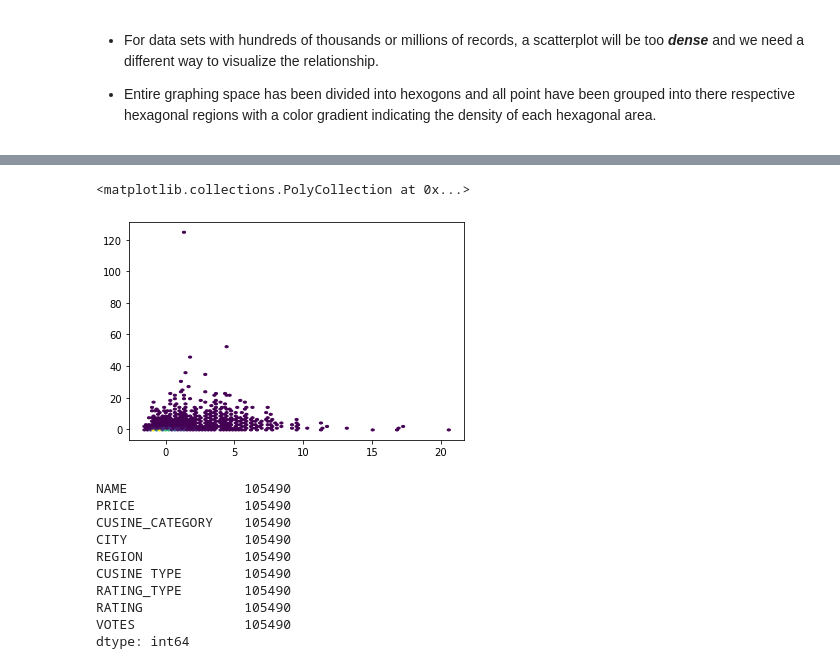
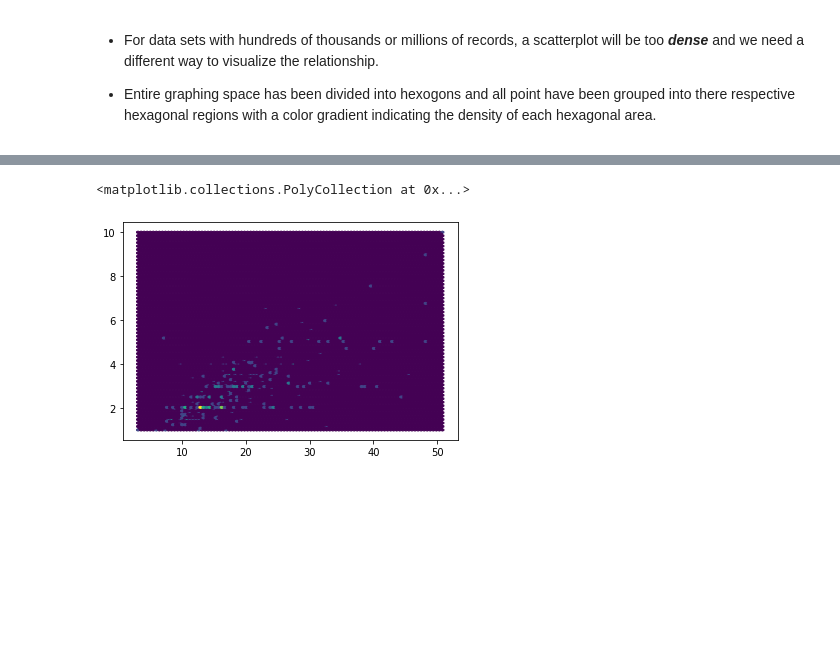
Before and after one commit to sitsawek/Practical-statistic-for-data-scientist, a Jupyter notebook: explore_data_analysis_part2.ipynb, the cells around one changed output, grey strips where cells are left out. Drawn from its saved outputs; the diff is of its cells as text; code cells hidden in the pictures; blank space fills up the shorter version.

```diff
--- a/explore_data_analysis_part2.ipynb
+++ b/explore_data_analysis_part2.ipynb
@@ -439,21 +421,8 @@ standardized_data.head()
-# %%
-x = standardized_data['price']
-y = standardized_data['votes']
-plt.hexbin(x, y, mincnt=1)
-# %% [output]
-<matplotlib.collections.PolyCollection at 0x...>
-[figure, removed]
-# %%
-df = pd.read_csv("https://raw.githubusercontent.com/chandresh189/Zomato_data-Analysis/master/Combined_File.csv")
-df.count()
-# %% [output]
-NAME               105490
-PRICE              105490
-CUSINE_CATEGORY    105490
-CITY               105490
-REGION             105490
-CUSINE TYPE        105490
-RATING_TYPE        105490
-RATING             105490
-VOTES              105490
-dtype: int64
+# %%
+df = px.data.tips()
+x = df['total_bill']
+y = df['tip']
+plt.hexbin(x, y)
+# %% [output]
+<matplotlib.collections.PolyCollection at 0x...>
+[figure, added]
```
Also changed, not shown: parts of 2 cells of this notebook.
